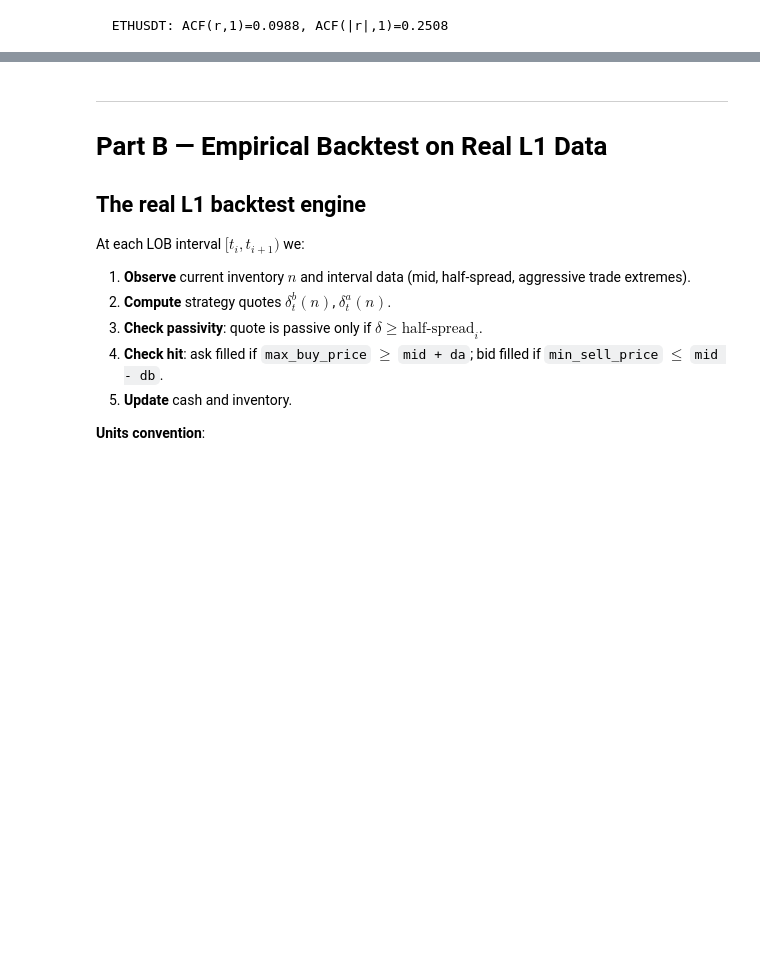
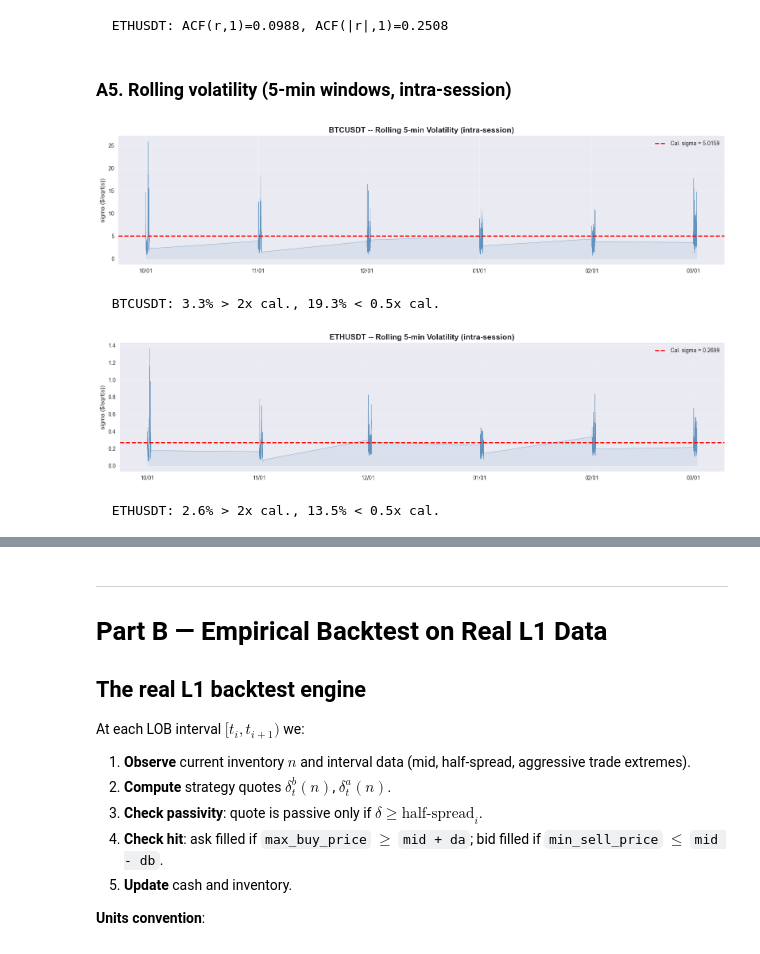
Before and after one commit to hamzaelarji/Market-Microstructure-, a Jupyter notebook: project/notebooks/08_real_data_backtest.ipynb, the cells around one changed output, grey strips where cells are left out. Cells and saved outputs as stored; diff of their text form; code cells hidden in the pictures; blank space fills up the shorter version.

```diff
--- a/project/notebooks/08_real_data_backtest.ipynb
+++ b/project/notebooks/08_real_data_backtest.ipynb
@@ -370,3 +366,33 @@ for symbol in SYMBOLS:
   BTCUSDT: ACF(r,1)=0.1068, ACF(|r|,1)=0.2481
 [figure]
   ETHUSDT: ACF(r,1)=0.0988, ACF(|r|,1)=0.2508
+# %% [markdown]
+### A5. Rolling volatility (5-min windows, intra-session)
+# %%
+for symbol in SYMBOLS:
+    mid = all_mid[symbol]
+    sigma = all_params[symbol]["sigma"]
+    rolling_sigma = rolling_sigma_by_session(mid, window=300)
+    rolling_1min = rolling_sigma.resample("1min").mean().dropna()
+
+    fig, ax = plt.subplots(figsize=(16, 4))
+    ax.plot(rolling_1min.index, rolling_1min.values, lw=0.5, alpha=0.8, color="steelblue")
+    ax.axhline(sigma, color="red", ls="--", lw=2, label=f"Cal. sigma = {sigma:.4f}")
+    ax.fill_between(rolling_1min.index, 0, rolling_1min.values, alpha=0.1, color="steelblue")
+    ax.set_title(f"{symbol} -- Rolling 5-min Volatility (intra-session)",
+                 fontsize=14, fontweight="bold")
+    ax.set_ylabel("sigma ($/sqrt(s))")
+    ax.xaxis.set_major_formatter(mdates.DateFormatter("%m/%d"))
+    ax.legend()
+    ax.grid(True, alpha=0.3)
+    plt.tight_layout()
+    plt.show()
+
+    pct_above = (rolling_sigma > 2 * sigma).mean() * 100
+    pct_below = (rolling_sigma < 0.5 * sigma).mean() * 100
+    print(f"  {symbol}: {pct_above:.1f}% > 2x cal., {pct_below:.1f}% < 0.5x cal.")
+# %% [output]
+[figure, added]
+  BTCUSDT: 3.3% > 2x cal., 19.3% < 0.5x cal.
+[figure, added]
+  ETHUSDT: 2.6% > 2x cal., 13.5% < 0.5x cal.
```
Also changed, not shown: parts of 15 cells of this notebook, 3 other files.
